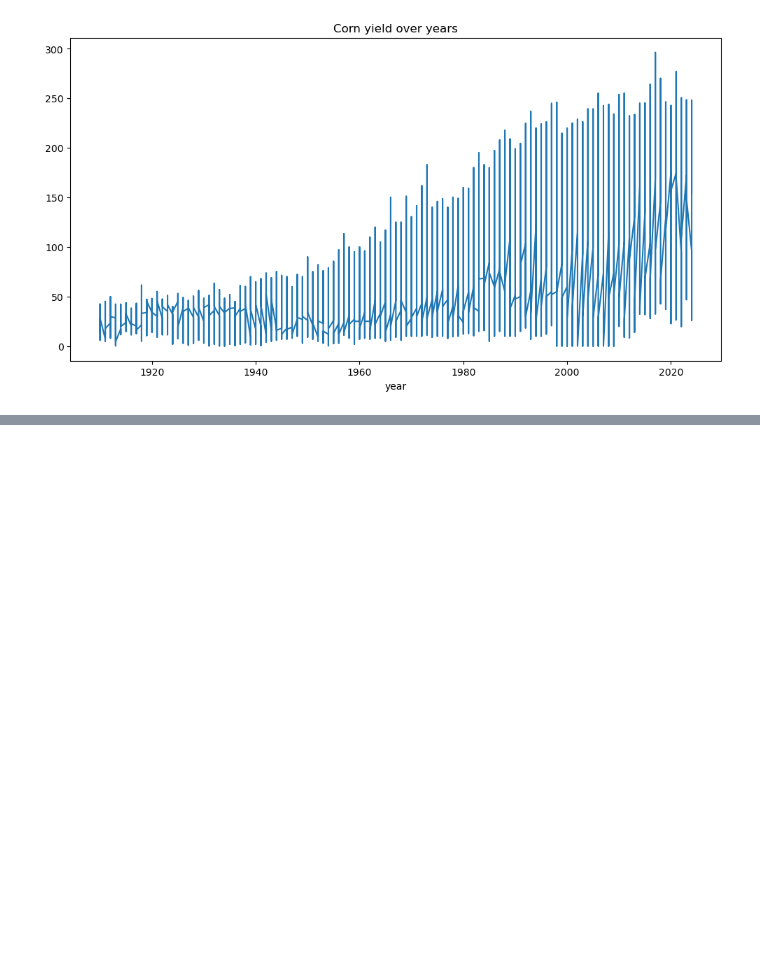
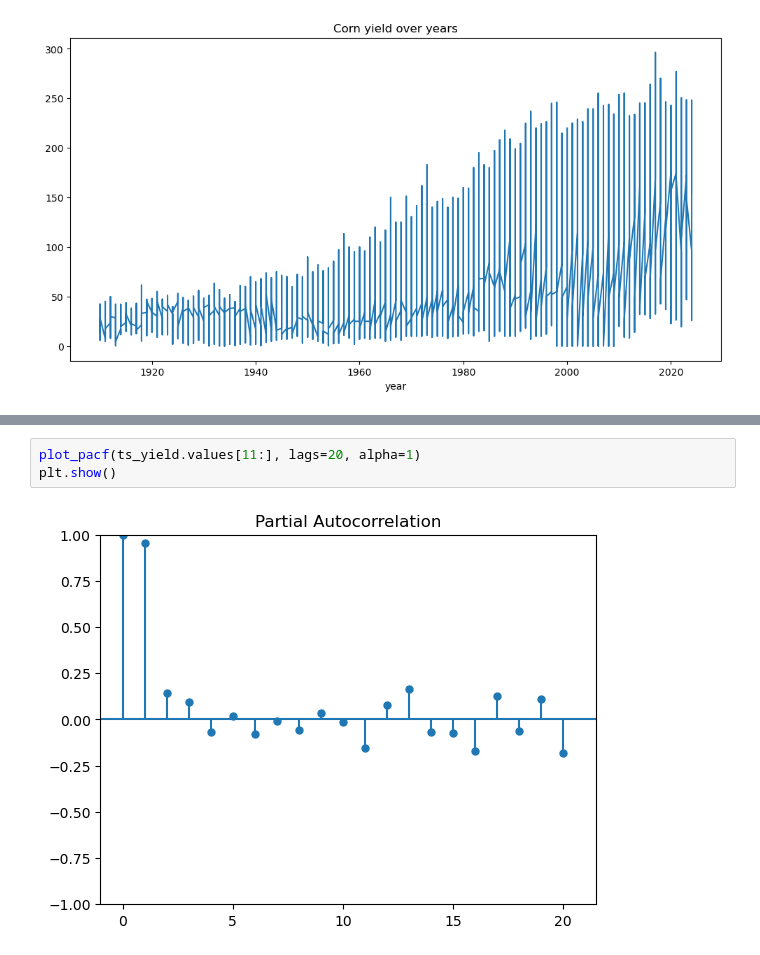
Before and after one commit to AntonioDonnangelo/Predicting-2024-US-Corn-Yield, a Jupyter notebook: Predicting_2024_US_Corn_Yield.ipynb, the cells around one changed output, grey strips where cells are left out. Cells and saved outputs as stored; diff of their text form; blank space fills up the shorter version.

```diff
--- a/Predicting_2024_US_Corn_Yield.ipynb
+++ b/Predicting_2024_US_Corn_Yield.ipynb
@@ -302,0 +382,5 @@ plt.show()
+# %%
+plot_pacf(ts_yield.values[11:], lags=20, alpha=1)
+plt.show()
+# %% [output]
+[figure, added]
```
Also changed, not shown: parts of 18 cells of this notebook, 2 other files.
